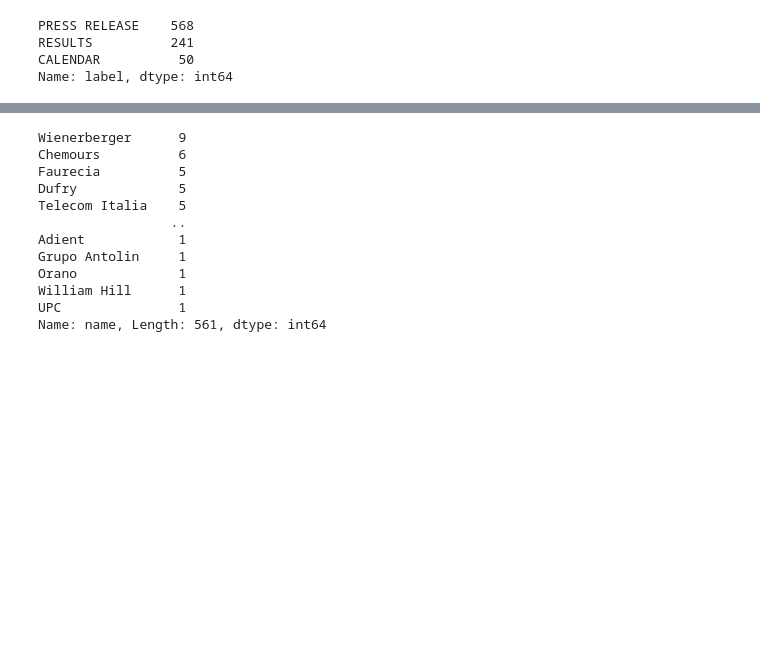
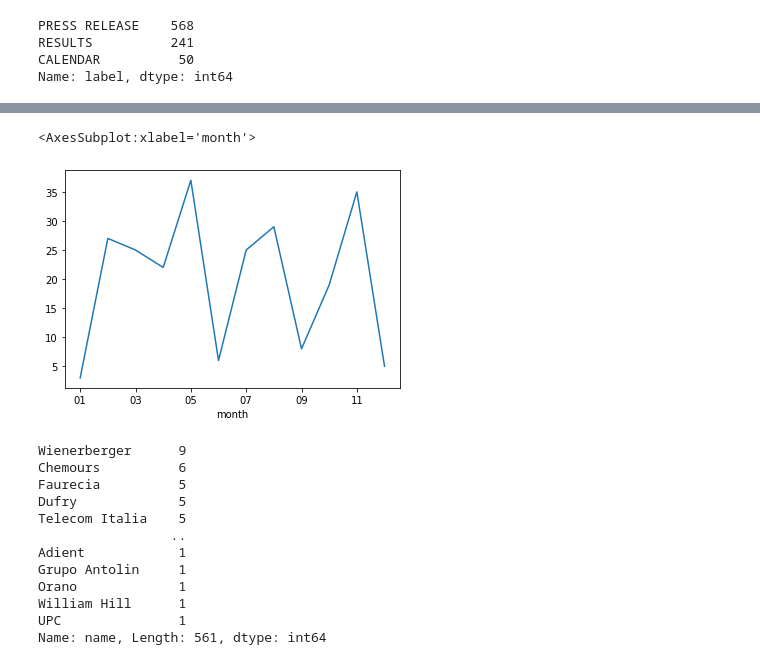
Before and after one commit to kleokog/Mycodes, a Jupyter notebook: 9Fin/Notebook 1.ipynb, the cells around one changed output, grey strips where cells are left out. Drawn from its saved outputs; the diff is of its cells as text; code cells hidden in the pictures; blank space fills up the shorter version.

```diff
--- a/9Fin/Notebook 1.ipynb
+++ b/9Fin/Notebook 1.ipynb
@@ -179 +169,6 @@ Name: label, dtype: int64
+# %%
+news_meta_with_names_and_titles[news_meta_with_names_and_titles['label'] == 'RESULTS'].groupby(['month'])['id'].count().plot()
+# %% [output]
+<AxesSubplot:xlabel='month'>
+[figure, added]
 # %%
```
Also changed, not shown: parts of 31 cells of this notebook.
